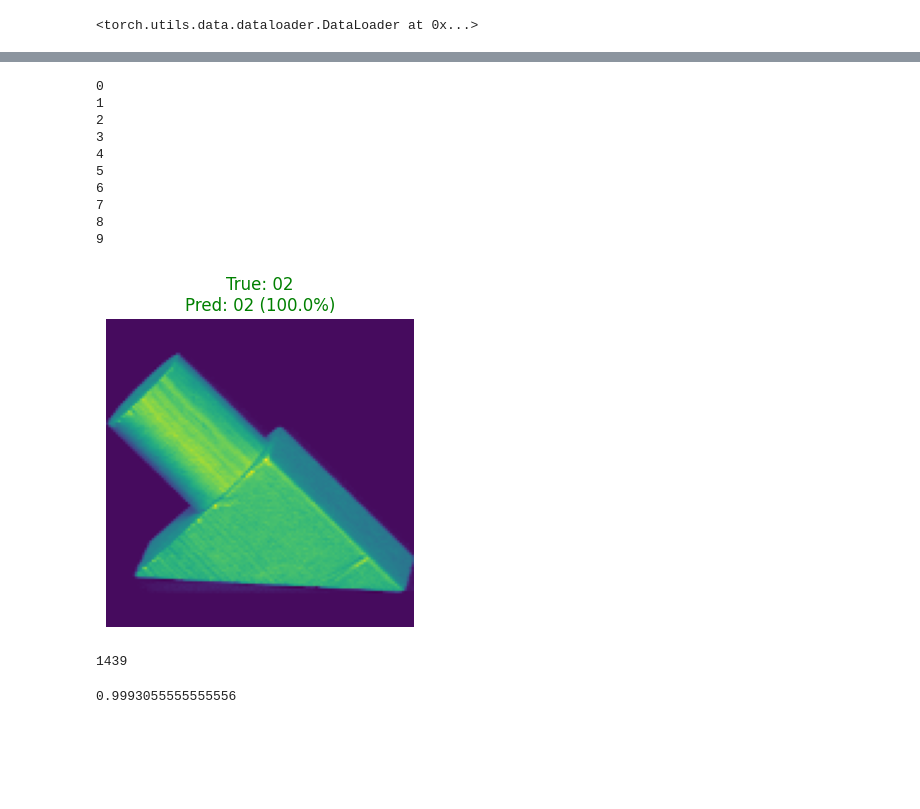
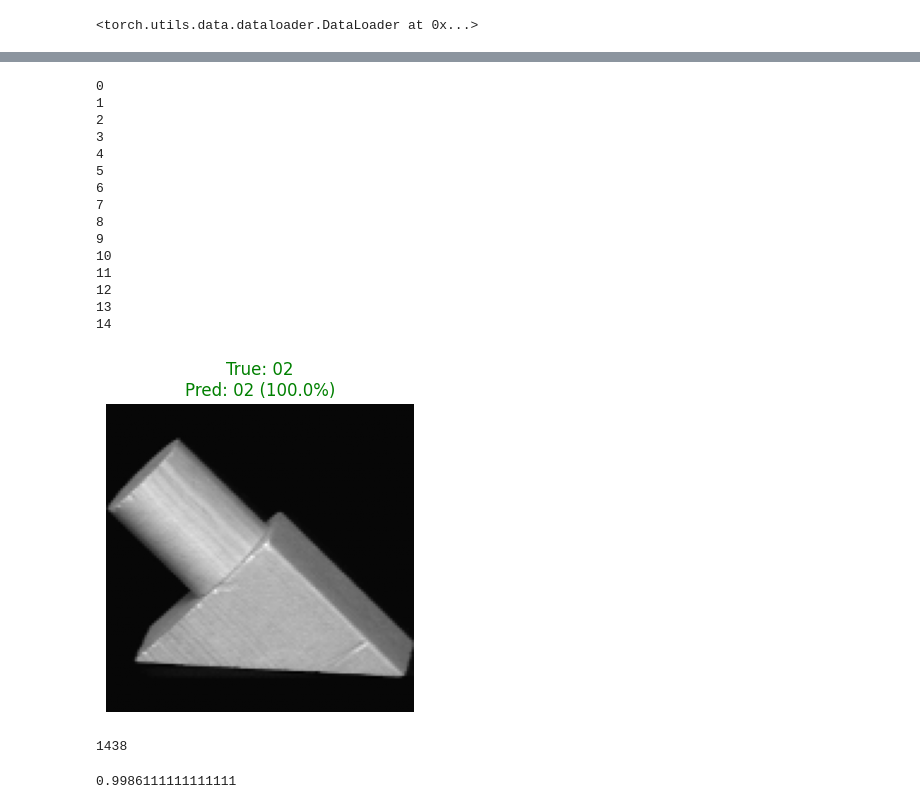
Before and after one commit to ameliamartinson/540-project-code, a Jupyter notebook: Coil20_simplified_small.ipynb, the cells around one changed output, grey strips where cells are left out. Saved outputs shown, nothing was run; the diff lists cells and outputs as text; code cells hidden in the pictures; blank space fills up the shorter version.

```diff
--- a/Coil20_simplified_small.ipynb
+++ b/Coil20_simplified_small.ipynb
@@ -148,6 +148,6 @@ Sequential(
 )
 # %%
-num_epochs = 10
+num_epochs = 15
 
 loss_history_train = np.zeros(num_epochs)
 accuracy_history_train = np.zeros(num_epochs)
@@ -159,7 +159,7 @@ optimizer = torch.optim.Adam(model.parameters(), lr=1e-3)
 # %%
 torch.manual_seed(540)
 
-noise_std = 0.01
+noise_std = 0.001
 
 for epoch in range(num_epochs):
     model.train()
@@ -196,28 +196,33 @@ for epoch in range(num_epochs):
 7
 8
 9
+10
+11
+12
+13
+14
 # %%
 img_tensor, label = images[73]
 input_tensor = img_tensor.unsqueeze(0).to(device)
 
 model.eval()
 with torch.no_grad():
     logits = model(input_tensor)
     probs = F.softmax(logits, dim=1)
     confidence, pred_label = torch.max(probs,1)
 
     predicted_class = images.classes[pred_label.item()]
     true_class = images.classes[label]
     conf_score = confidence.item()
 
     plt.figure(figsize=(4,4))
-    plt.imshow(img_tensor.permute(1,2,0))
+    plt.imshow(img_tensor.permute(1,2,0),cmap='gray')
     title_color = 'green' if predicted_class == true_class else 'red'
     plt.title(f"True: {true_class}\nPred: {predicted_class} ({conf_score:.1%})", color=title_color)
     plt.axis('off')
     plt.show()
 # %% [output]
-[figure, old version]
+[figure, new version]
 # %%
 count_correct = 0
 incorrect = []
@@ -247,11 +252,11 @@ def display_image_tensor(img_tensor):
 # %%
 count_correct
 # %% [output]
-1439
+1438
 # %%
 count_correct/1440
 # %% [output]
-0.9993055555555556
+0.9986111111111111
 # %%
 def attack(image_index, delta, n):
     # Attack
```
Also changed, not shown: parts of 7 cells of this notebook, 2 other files.
